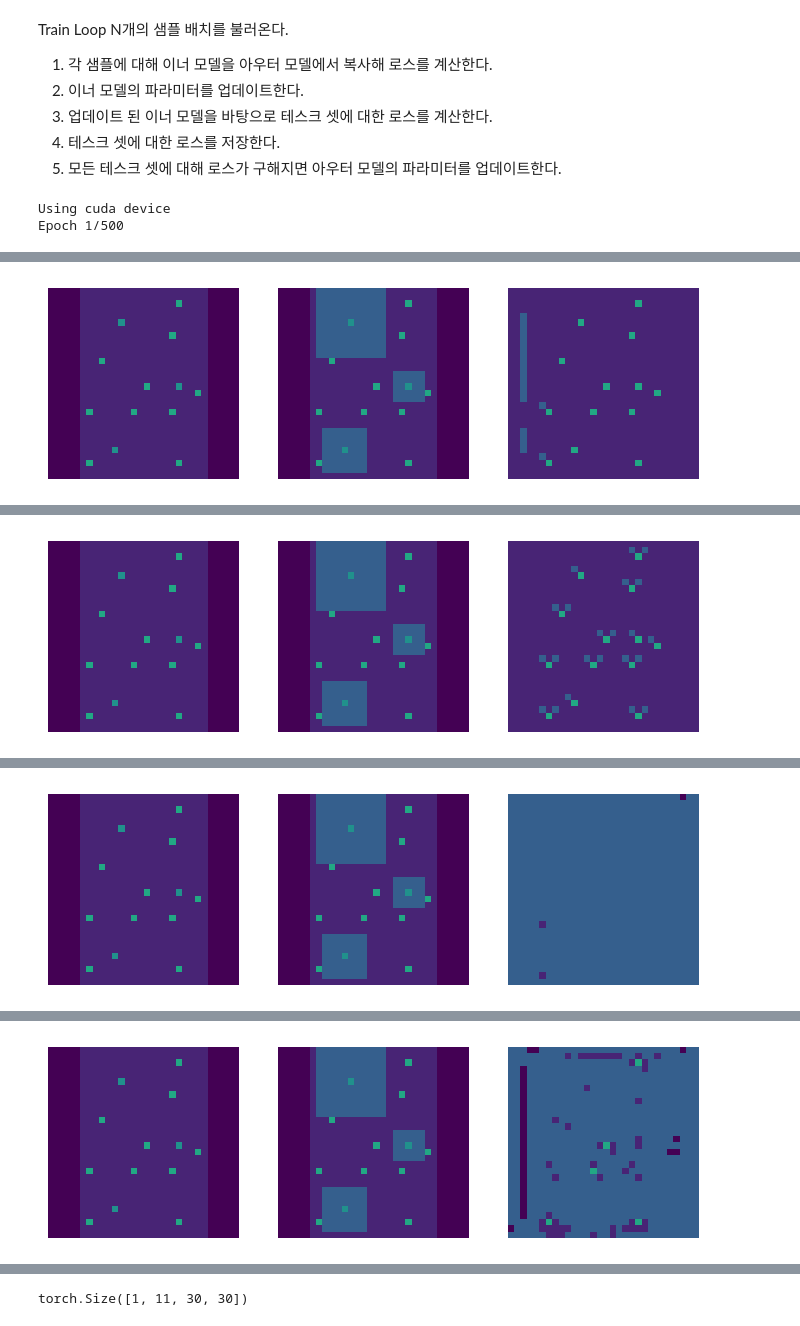
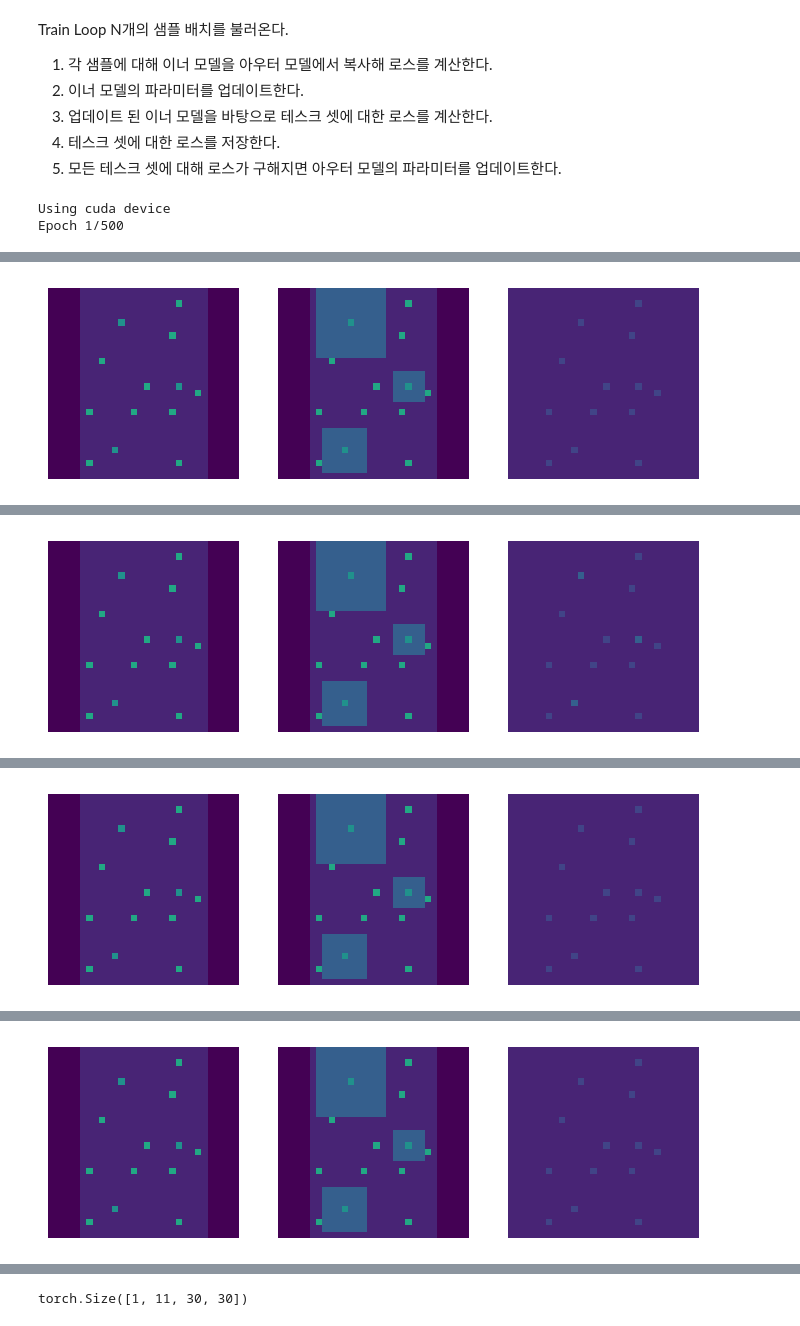
Before and after one commit to wooseungw/ARC, a Jupyter notebook: vit2.ipynb, the cells around one changed output, grey strips where cells are left out. Drawn from its saved outputs; the diff is of its cells as text; code cells hidden in the pictures.

```diff
--- a/vit2.ipynb
+++ b/vit2.ipynb
@@ -288,7 +288,7 @@ model_args = {
         'num_layers': 4,
         'num_classes': 11,
         'dropout': 0.1,
-        'kernel_stride_padding': ((1, 1, 0),(3, 1, 1),)
+        'kernel_stride_padding': ((1, 1, 0),(5, 1, 2))
     }
 # %%
 device = torch.device("cuda" if torch.cuda.is_available() else "cpu")
@@ -409,8 +409,8 @@ def criterion(y_pred, y):
     y = y.long().squeeze(1)
     # print(y_pred.shape, y.shape)
     weight = torch.ones(model_args['num_classes']).to(y.device)
-    weight[0] = 0.005
-    weight[1] = 0.5
+    weight[0] = 0.05
+    # weight[1] = 0.5
     ce = F.cross_entropy(y_pred, y, weight=weight)
     return ce
 
@@ -529,2 +529,2 @@ Epoch 2/500, Loss: 2.1249547810571574, Accuracy: 52.63766939044815%
 Epoch 3/500
-[figure, old version]
+[figure, new version]
@@ -532,2 +532,2 @@ Epoch 3/500, Loss: 2.131406712930356, Accuracy: 51.18103842054509%
 Epoch 4/500
-[figure, old version]
+[figure, new version]
@@ -535,2 +535,2 @@ Epoch 4/500, Loss: 2.1080284414897386, Accuracy: 52.06821296249302%
 Epoch 5/500
-[figure, old version]
+[figure, new version]
@@ -538,2 +538,2 @@ Epoch 5/500, Loss: 2.104789217929567, Accuracy: 49.72136222910217%
 Epoch 6/500
-[figure, old version]
+[figure, new version]
```
Also changed, not shown: parts of 2 cells of this notebook.
